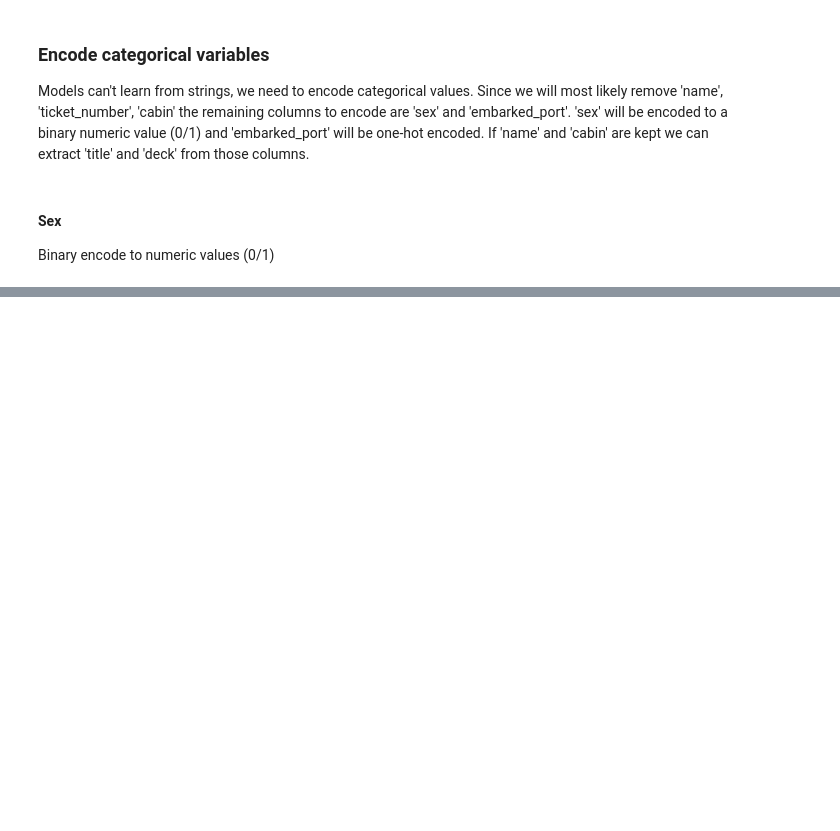
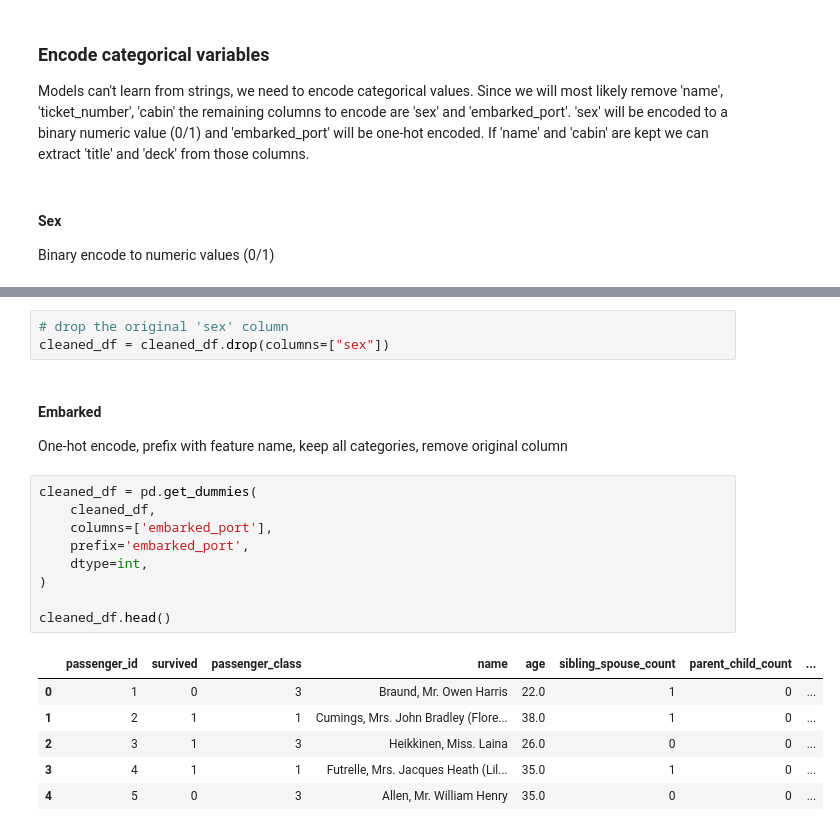
Before and after one commit to helben2002/TitanicCapstoneProject, a Jupyter notebook: ml/notebooks/sara.ipynb, the cells around one changed output, grey strips where cells are left out. Saved outputs shown, nothing was run; the diff lists cells and outputs as text; blank space fills up the shorter version.

Commit message:
data (TITANIC-91): one-hot encode 'embarked_port'

```diff
--- a/ml/notebooks/sara.ipynb
+++ b/ml/notebooks/sara.ipynb
@@ -340,0 +346,22 @@ Name: count, dtype: int64
+# %%
+# drop the original 'sex' column
+cleaned_df = cleaned_df.drop(columns=["sex"])
+# %% [markdown]
+#### Embarked
+One-hot encode, prefix with feature name, keep all categories, remove original column
+# %%
+cleaned_df = pd.get_dummies(
+    cleaned_df,
+    columns=['embarked_port'],
+    prefix='embarked_port',
+    dtype=int,
+)
+
+cleaned_df.head()
+# %% [output]
+|  | passenger_id | survived | passenger_class | name | age | sibling_spouse_count | parent_child_count | ... |
+| 0 | 1 | 0 | 3 | Braund, Mr. Owen Harris | 22.0 | 1 | 0 | ... |
+| 1 | 2 | 1 | 1 | Cumings, Mrs. John Bradley (Flore... | 38.0 | 1 | 0 | ... |
+| 2 | 3 | 1 | 3 | Heikkinen, Miss. Laina | 26.0 | 0 | 0 | ... |
+| 3 | 4 | 1 | 1 | Futrelle, Mrs. Jacques Heath (Lil... | 35.0 | 1 | 0 | ... |
+| 4 | 5 | 0 | 3 | Allen, Mr. William Henry | 35.0 | 0 | 0 | ... |
```
Also changed, not shown: parts of 2 cells of this notebook.
